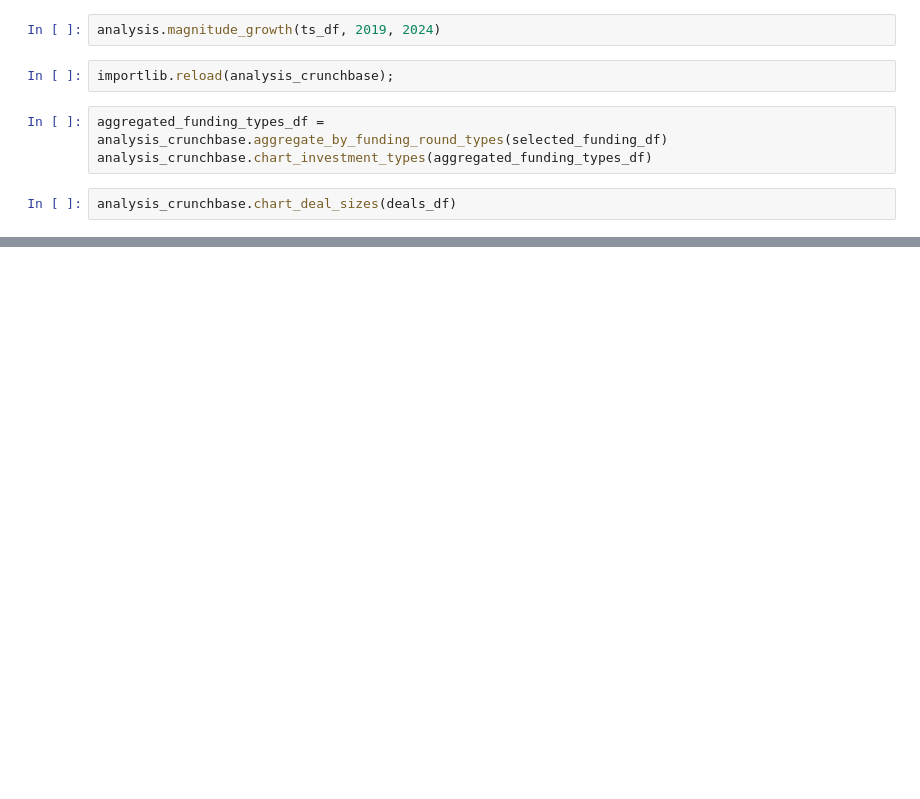
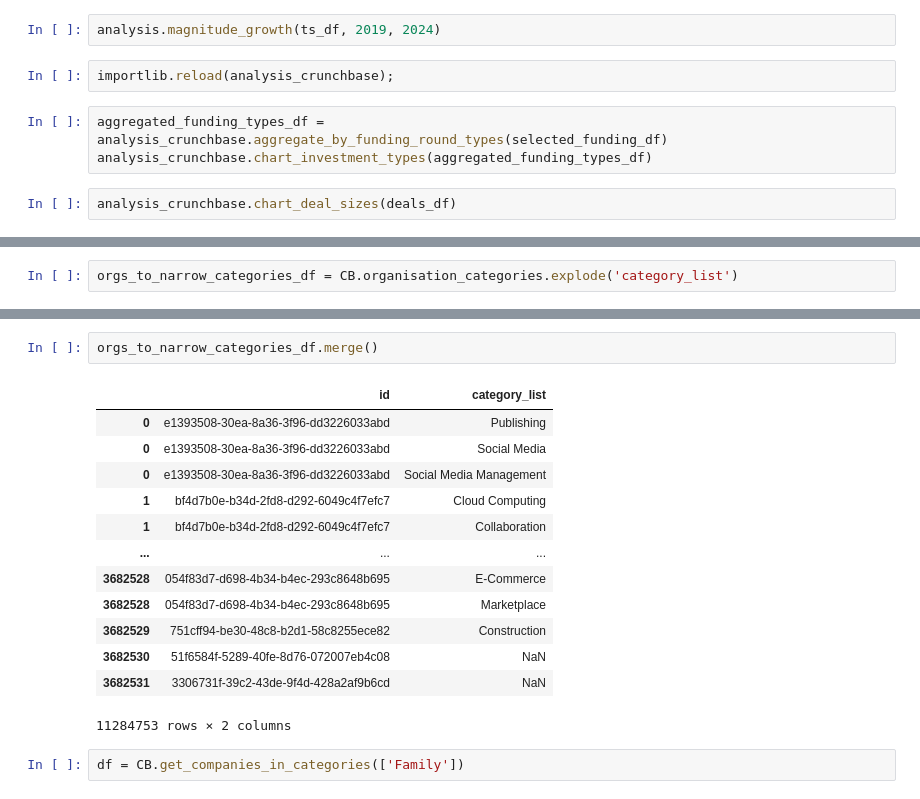
Before and after one commit to nestauk/discovery_utils, a Jupyter notebook: discovery_utils/tutorials/analysis.ipynb, the cells around one changed output, grey strips where cells are left out. Cells and saved outputs as stored; diff of their text form; blank space fills up the shorter version.

```diff
--- a/discovery_utils/tutorials/analysis.ipynb
+++ b/discovery_utils/tutorials/analysis.ipynb
@@ -101,0 +150,2 @@ analysis_crunchbase.chart_deal_sizes_counts(deal_counts_df)
+# %%
+orgs_to_narrow_categories_df = CB.organisation_categories.explode('category_list')
@@ -101,0 +182,18 @@ analysis_crunchbase.chart_deal_sizes_counts(deal_counts_df)
+# %%
+orgs_to_narrow_categories_df.merge()
+# %% [output]
+|  | id | category_list |
+| 0 | e1393508-30ea-8a36-3f96-dd3226033abd | Publishing |
+| 0 | e1393508-30ea-8a36-3f96-dd3226033abd | Social Media |
+| 0 | e1393508-30ea-8a36-3f96-dd3226033abd | Social Media Management |
+| 1 | bf4d7b0e-b34d-2fd8-d292-6049c4f7efc7 | Cloud Computing |
+| 1 | bf4d7b0e-b34d-2fd8-d292-6049c4f7efc7 | Collaboration |
+| ... | ... | ... |
+| 3682528 | 054f83d7-d698-4b34-b4ec-293c8648b695 | E-Commerce |
+| 3682528 | 054f83d7-d698-4b34-b4ec-293c8648b695 | Marketplace |
+| 3682529 | 751cff94-be30-48c8-b2d1-58c8255ece82 | Construction |
+| 3682530 | 51f6584f-5289-40fe-8d76-072007eb4c08 | NaN |
+| 3682531 | 3306731f-39c2-43de-9f4d-428a2af9b6cd | NaN |
+11284753 rows × 2 columns
+# %%
+df = CB.get_companies_in_categories(['Family'])
```
Also changed, not shown: parts of 31 cells of this notebook, 3 other files.
